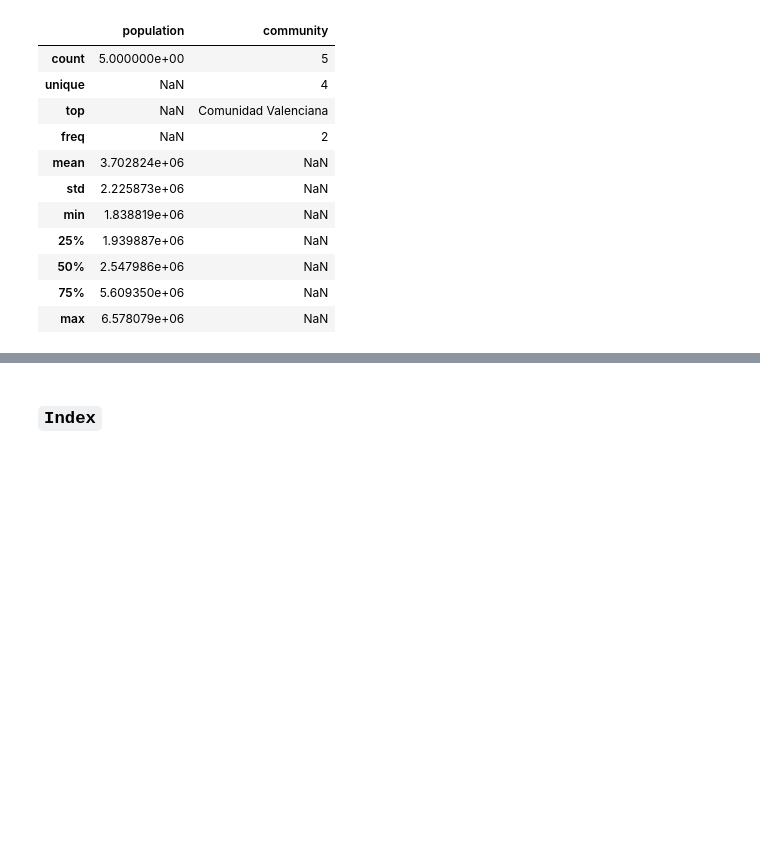
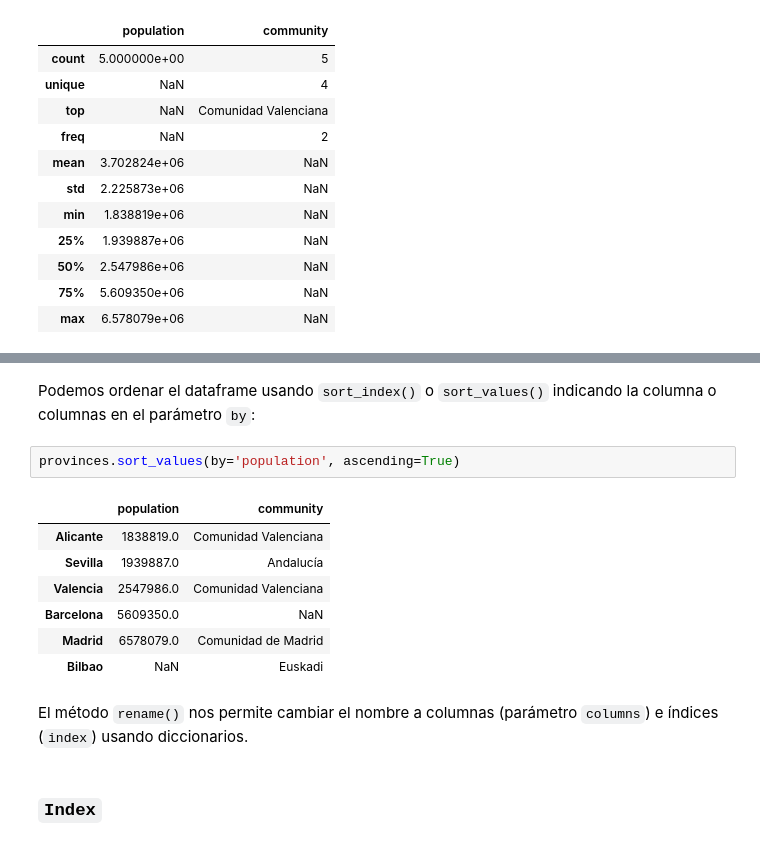
Before and after one commit to pyjaime/python3-101, a Jupyter notebook: python3_pandas_es.ipynb, the cells around one changed output, grey strips where cells are left out. Drawn from its saved outputs; the diff is of its cells as text; blank space fills up the shorter version.

```diff
--- a/python3_pandas_es.ipynb
+++ b/python3_pandas_es.ipynb
@@ -204,3 +241,17 @@ provinces.T
+# %% [markdown]
+Podemos ordenar el dataframe usando `sort_index()` o `sort_values()` indicando la columna o columnas en el parámetro `by`:
+# %%
+provinces.sort_values(by='population', ascending=True)
+# %% [output]
+|  | population | community |
+| Alicante | 1838819.0 | Comunidad Valenciana |
+| Sevilla | 1939887.0 | Andalucía |
+| Valencia | 2547986.0 | Comunidad Valenciana |
+| Barcelona | 5609350.0 | NaN |
+| Madrid | 6578079.0 | Comunidad de Madrid |
+| Bilbao | NaN | Euskadi |
+# %% [markdown]
+El método `rename()` nos permite cambiar el nombre a columnas (parámetro `columns`) e índices (`index`) usando diccionarios.
 # %% [markdown]
 ### `Index`
 # %% [markdown]
```
Also changed, not shown: parts of 95 cells of this notebook.
